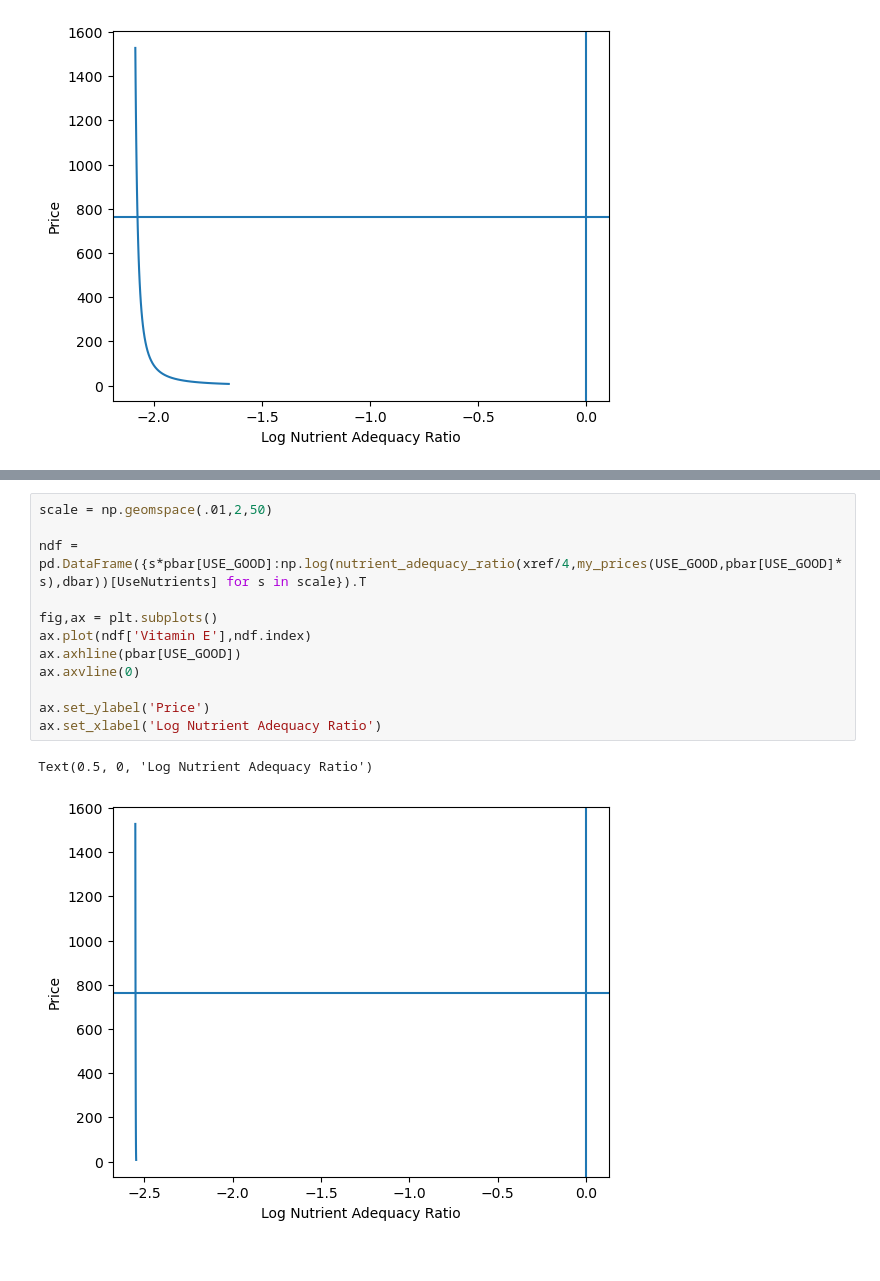
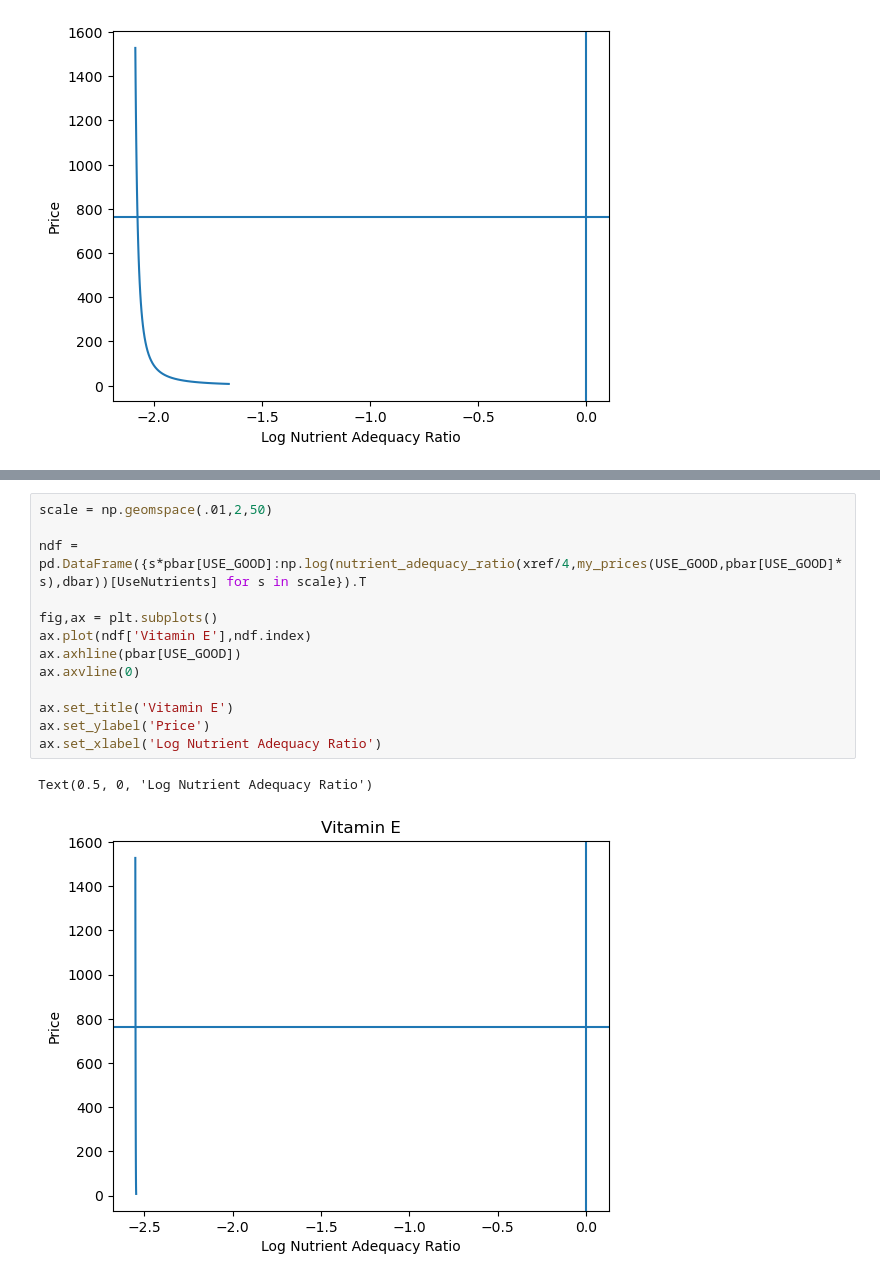
Before and after one commit to celestebasken/Project4, a Jupyter notebook: Demand & Nutritional Analysis/Nutrient_Demands.ipynb, the cells around one changed output, grey strips where cells are left out. Drawn from its saved outputs; the diff is of its cells as text.

```diff
--- a/Demand & Nutritional Analysis/Nutrient_Demands.ipynb
+++ b/Demand & Nutritional Analysis/Nutrient_Demands.ipynb
@@ -329,15 +330,16 @@ Text(0.5, 0, 'Log Nutrient Adequacy Ratio')
 # %%
 scale = np.geomspace(.01,2,50)
 
 ndf = pd.DataFrame({s*pbar[USE_GOOD]:np.log(nutrient_adequacy_ratio(xref/4,my_prices(USE_GOOD,pbar[USE_GOOD]*s),dbar))[UseNutrients] for s in scale}).T
 
 fig,ax = plt.subplots()
 ax.plot(ndf['Vitamin E'],ndf.index)
 ax.axhline(pbar[USE_GOOD])
 ax.axvline(0)
 
+ax.set_title('Vitamin E')
 ax.set_ylabel('Price')
 ax.set_xlabel('Log Nutrient Adequacy Ratio')
 # %% [output]
 Text(0.5, 0, 'Log Nutrient Adequacy Ratio')
-[figure, old version]
+[figure, new version]
```
Also changed, not shown: parts of 1 cell of this notebook, 2 other files.
